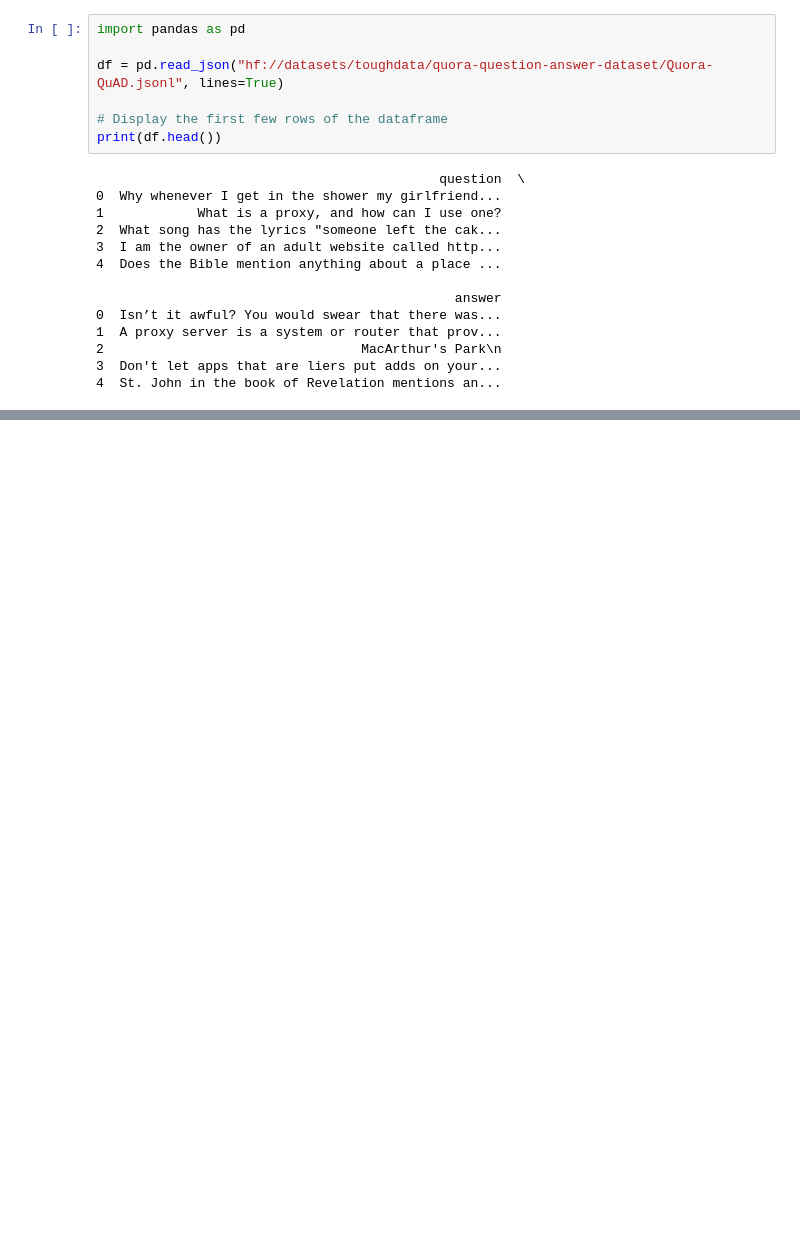
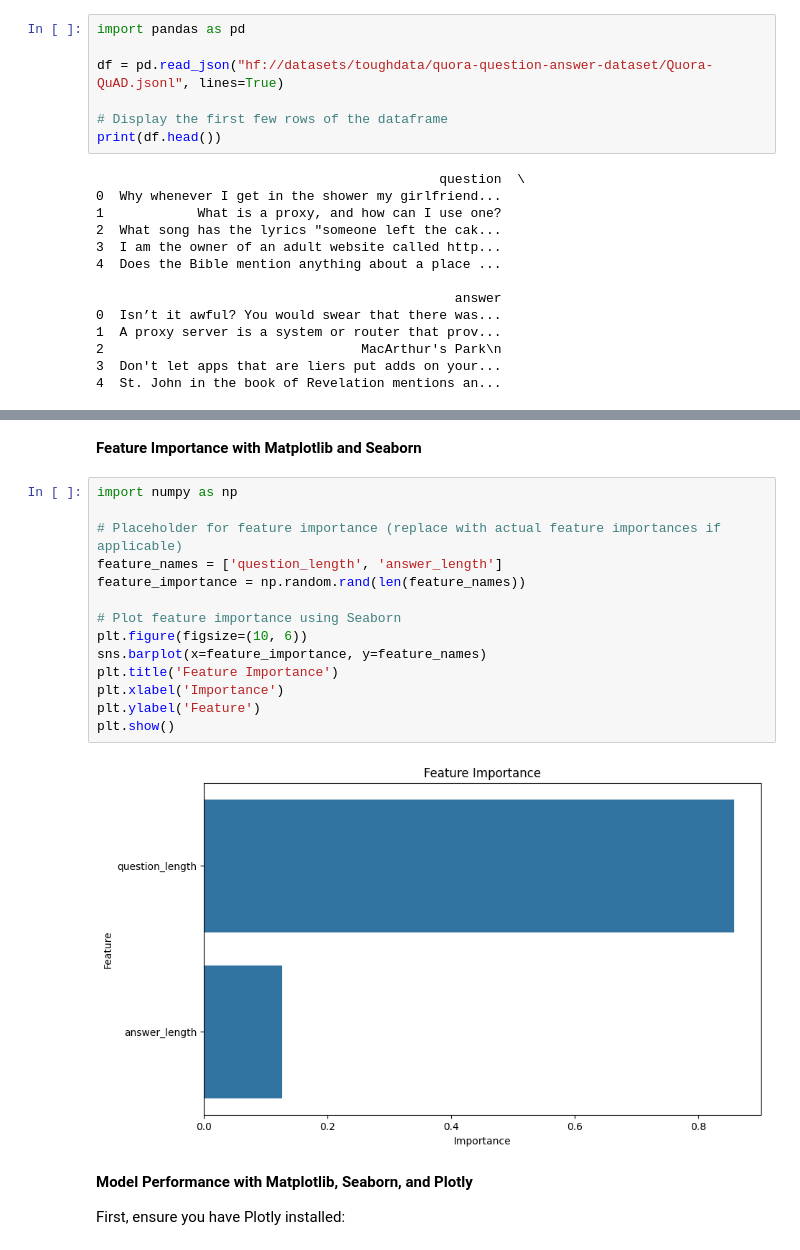
Before and after one commit to saurabhv158/-Quora-Question-Answer-Dataset, a Jupyter notebook: IndiGo.ipynb, the cells around one changed output, grey strips where cells are left out. Drawn from its saved outputs; the diff is of its cells as text; blank space fills up the shorter version.

```diff
--- a/IndiGo.ipynb
+++ b/IndiGo.ipynb
@@ -271,0 +541,22 @@ KeyError: 'tokenized_answers'
+# %% [markdown]
+**Feature Importance with Matplotlib and Seaborn**
+# %%
+import numpy as np
+
+# Placeholder for feature importance (replace with actual feature importances if applicable)
+feature_names = ['question_length', 'answer_length']
+feature_importance = np.random.rand(len(feature_names))
+
+# Plot feature importance using Seaborn
+plt.figure(figsize=(10, 6))
+sns.barplot(x=feature_importance, y=feature_names)
+plt.title('Feature Importance')
+plt.xlabel('Importance')
+plt.ylabel('Feature')
+plt.show()
+# %% [output]
+[figure, added]
+# %% [markdown]
+**Model Performance with Matplotlib, Seaborn, and Plotly**
+
+First, ensure you have Plotly installed:
```
Also changed, not shown: parts of 25 cells of this notebook.
